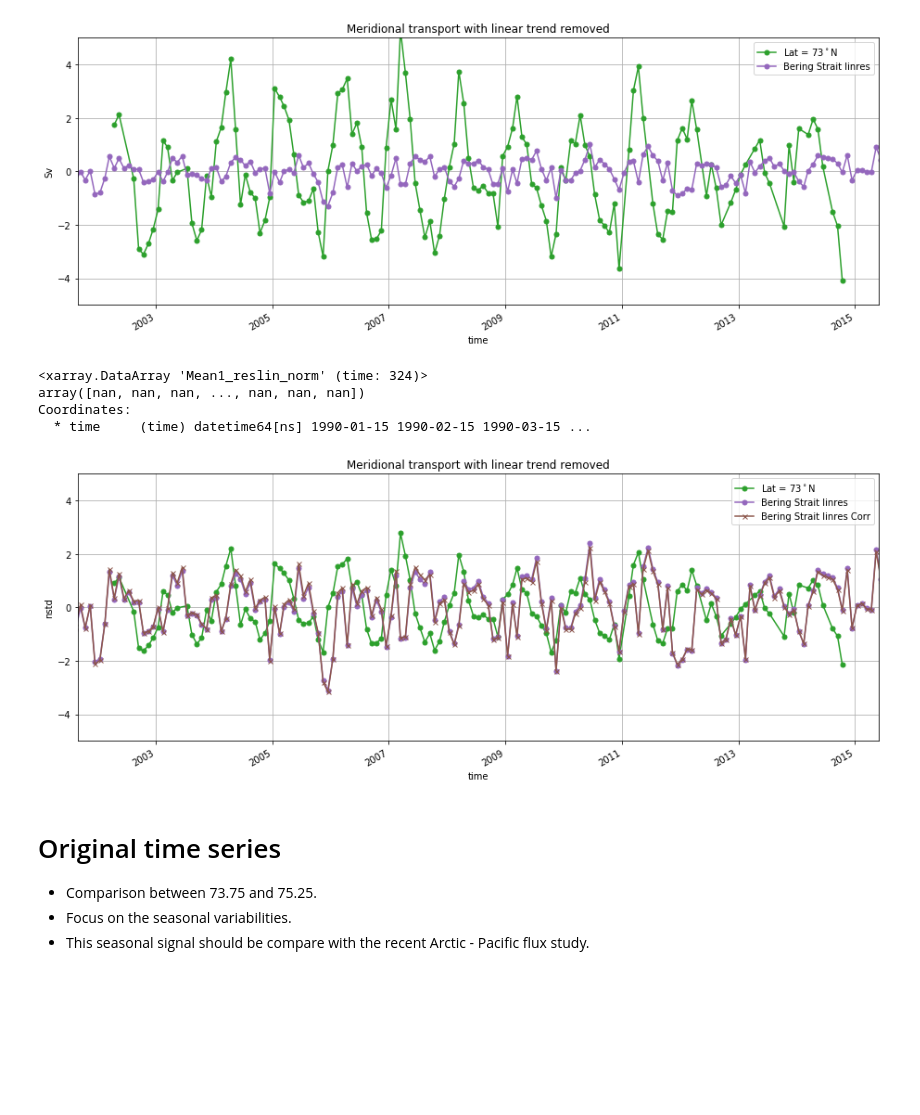
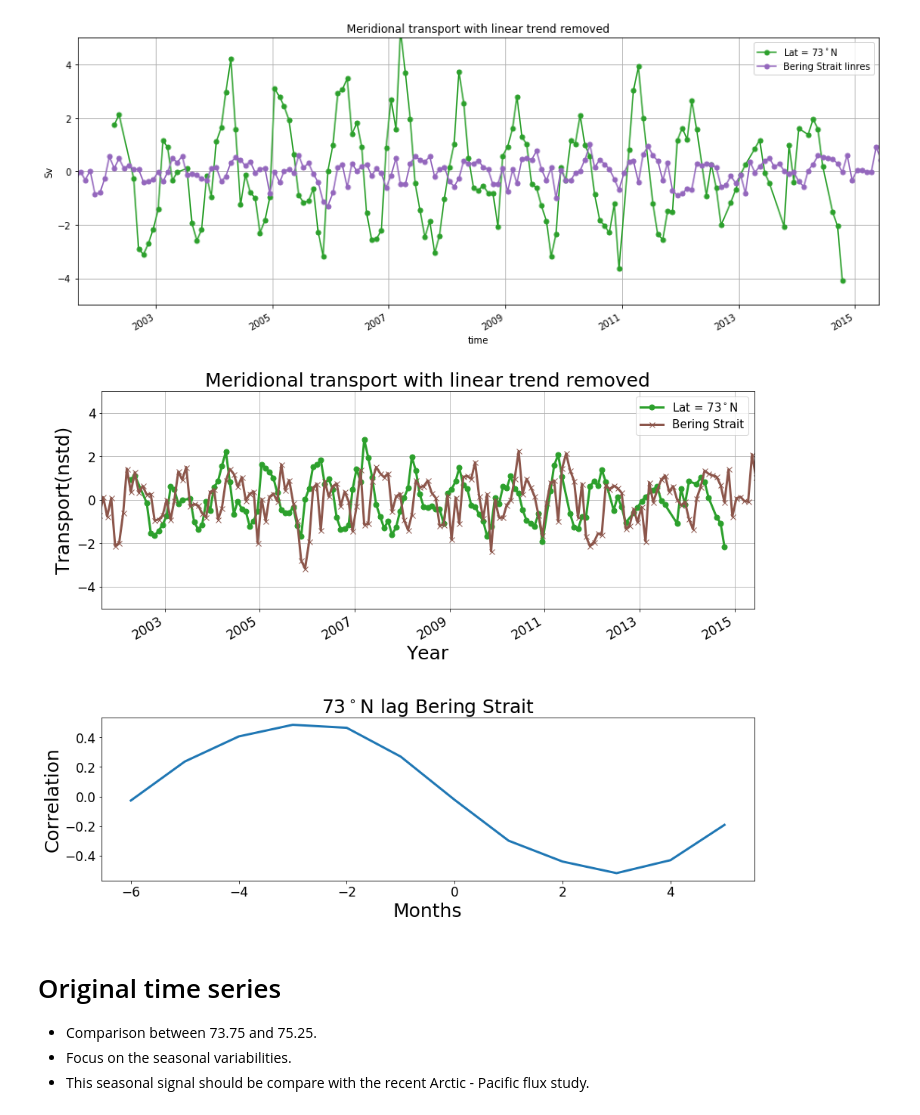
Before and after one commit to chiaweh2/arctic_ocean, a Jupyter notebook: ocean_transport_budget.ipynb, the cells around one changed output. Drawn from its saved outputs; the diff is of its cells as text; code cells hidden in the pictures; blank space fills up the shorter version.

Commit message:
output figures with ppt readability

```diff
--- a/ocean_transport_budget.ipynb
+++ b/ocean_transport_budget.ipynb
@@ -120,32 +118,54 @@ ax1.set_title("Meridional transport with linear trend removed")
 # %%
 # calculate the normalizd variation so the output is number of std
 ds_73['meridN_reslin_norm']=ds_73.meridN_reslin/np.std(ds_73.meridN_reslin.values)
 ds_bs['Mean1_reslin_norm']=ds_bs.Mean1_reslin/np.nanstd(ds_bs.Mean1_reslin.values)
 ds_bs['Mean2_reslin_norm']=ds_bs.Mean2_reslin/np.nanstd(ds_bs.Mean2_reslin.values)
 
 fig=plt.figure(figsize=[6,2])
 ax1=fig.add_axes([0,0,2,2])
 # ds_80.meridN_res.plot(ax=ax1, color='C0', marker='o',markersize=5,label='Lat = 80$^\circ$N')
 # ds_75.meridN_res.plot(ax=ax1, color='C1', marker='o',markersize=5,label='Lat = 75$^\circ$N')
 # ds_73.meridN_res.plot(ax=ax1, color='C2', marker='o',markersize=5,label='Lat = 73$^\circ$N')
-ds_73.meridN_reslin_norm.plot(ax=ax1, color='C2', marker='o',markersize=5,label='Lat = 73$^\circ$N')
+ds_73.meridN_reslin_norm.plot(ax=ax1, color='C2', marker='o',markersize=7,label='Lat = 73$^\circ$N',linewidth=3)
 # ds_bs.Mean1.plot(ax=ax1, color='C3', marker='o',markersize=5,label='Bering Strait')
-ds_bs.Mean1_reslin_norm.plot(ax=ax1, color='C4', marker='o',markersize=5,label='Bering Strait linres')
-ds_bs.Mean2_reslin_norm.plot(ax=ax1, color='C5', marker='x',markersize=5,label='Bering Strait linres Corr')
+# ds_bs.Mean1_reslin_norm.plot(ax=ax1, color='C4', marker='o',markersize=7,label='Bering Strait linres')
+ds_bs.Mean2_reslin_norm.plot(ax=ax1, color='C5', marker='x',markersize=7,label='Bering Strait',linewidth=3)
 # ds_bs.Mean1_res.plot(ax=ax1, color='C4', marker='o',markersize=5,label='Bering Strait res')
-ax1.set_ylabel('nstd')
+ax1.set_ylabel('nstd',fontdict={'size':25})
 # ax1.set_ylim(bottom=-5,top=6)
 ax1.set_ylim(bottom=-5,top=5)
 ax1.grid()
-ax1.legend()
-ax1.set_title("Meridional transport with linear trend removed")
-ds_bs['Mean1_reslin_norm']
+ax1.legend(fontsize=15)
+ax1.set_title("Meridional transport with linear trend removed",fontdict={'size':25})
+ax1.set_ylabel('Transport(nstd)',fontdict={'size':25})
+ax1.set_xlabel('Year',fontdict={'size':25})
+ax1.tick_params(labelsize=17)
+
+
+from scipy.stats import pearsonr
+overlapt=ds_73.meridN_reslin_norm.time.values
+leadlag=np.zeros([12,2])
+
+for i in range(12):
+    r,pval=pearsonr(ds_bs.Mean2_reslin_norm.sel(time=overlapt[6:-6])
+                ,ds_73.meridN_reslin_norm.sel(time=overlapt[i:-(12-i)]))
+    leadlag[i,0]=r
+    leadlag[i,1]=pval
+
+ax2=fig.add_axes([0,-2.5,2,1.5])
+ax2.plot(range(-6,6,1), leadlag[:,0],linewidth=3)
+ax2.set_title('73$^\circ$N lag Bering Strait',fontdict={'size':25})
+ax2.set_ylabel('Correlation',fontdict={'size':25})
+ax2.set_xlabel('Months',fontdict={'size':25})
+ax2.tick_params(labelsize=17)
+
+# export the figure
+fig.savefig('./figures/arctic_73.75_tran_bering_comp.pdf', dpi=300, facecolor='w', edgecolor='w',
+        orientation='landscape', papertype=None, format=None,
+        transparent=False, bbox_inches="tight", pad_inches=None,
+        frameon=None)
 # %% [output]
-<xarray.DataArray 'Mean1_reslin_norm' (time: 324)>
-array([nan, nan, nan, ..., nan, nan, nan])
-Coordinates:
-  * time     (time) datetime64[ns] 1990-01-15 1990-02-15 1990-03-15 ...
-[figure, old version]
+[figure, new version]
 # %% [markdown]
 # Original time series
 * Comparison between 73.75 and 75.25.
```
Also changed, not shown: parts of 5 cells of this notebook, 1 other file.
